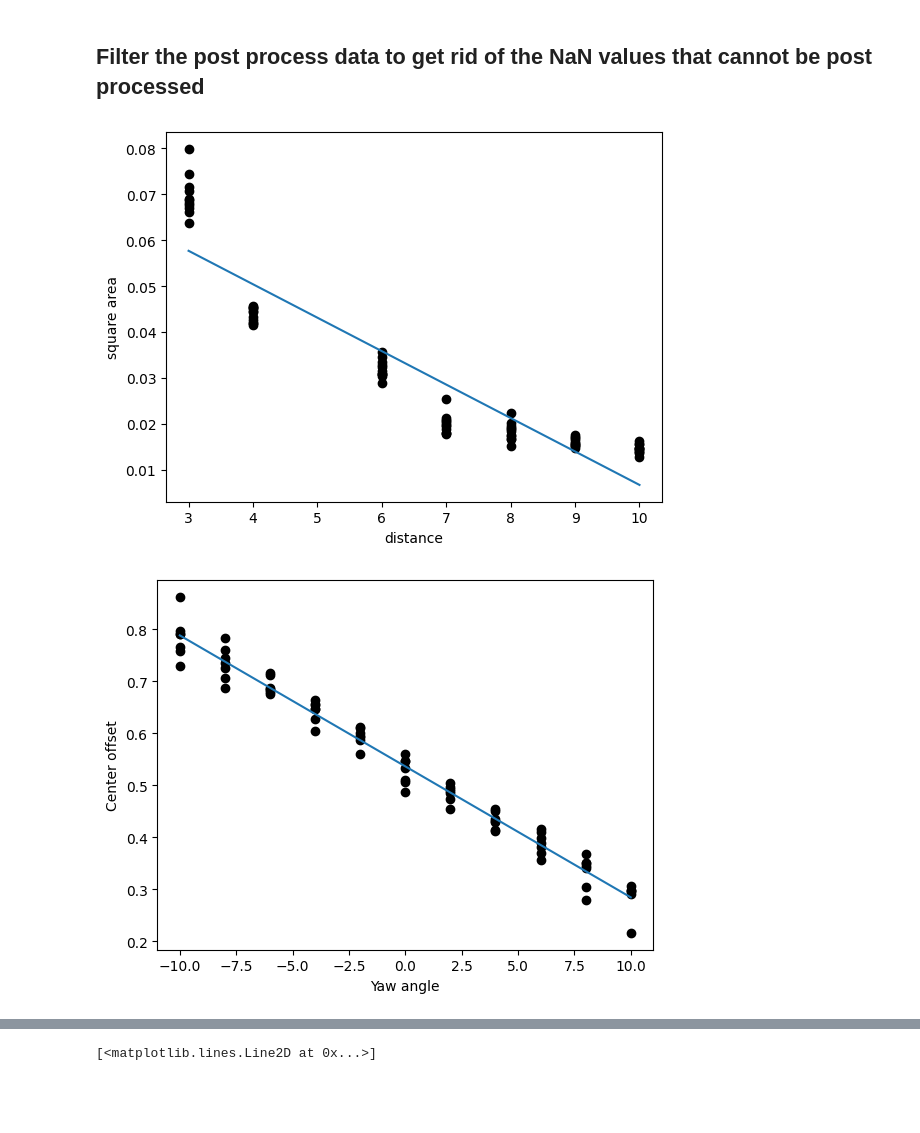
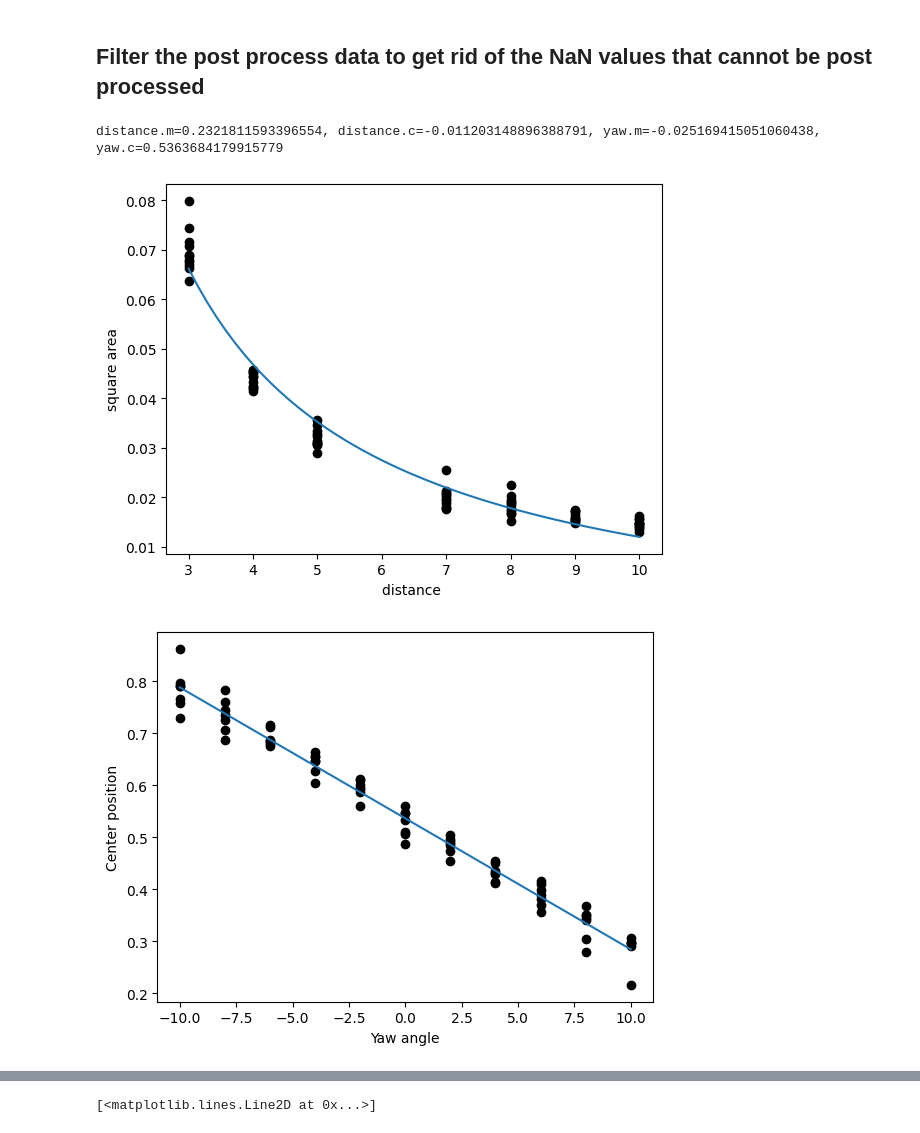
Before and after one commit to uos-autonomous-uav-formation/analytical-model-for-pixel-relation, a Jupyter notebook: pixel_relation.ipynb, the cells around one changed output, grey strips where cells are left out. Saved outputs shown, nothing was run; the diff lists cells and outputs as text; code cells hidden in the pictures; blank space fills up the shorter version.

Commit message:
Implemented reciprocal function for distance

```diff
--- a/pixel_relation.ipynb
+++ b/pixel_relation.ipynb
@@ -47,6 +53,8 @@ data["filename"] = img * iters
 
 data["distance"], data["yaw"], data["pitch"], data["resolution"] = zip(*data["filename"].map(regex))
 
+data["distance"] = data["distance"].replace("6", "5")
+
 # Iterate over pandas dataframe to determine the values of pixels with respect to angles and distances
 data["confidence"], data["width_nd"], data["height_nd"], data["center_x_nd"] = zip(*data["filename"].map(lambda x: post_process(cv, x)))
 
@@ -66,26 +74,30 @@ class linear_poly:
     c = 0
 
 distance = linear_poly()
-[distance.m, distance.c] = np.polyfit(complete_data["distance"].astype(float).to_numpy(), complete_data["area"].to_numpy(), 1)
+[distance.m, distance.c] = np.polyfit(1 / complete_data["distance"].astype(float).to_numpy(), complete_data["area"].to_numpy(), 1)
 
 yaw = linear_poly()
 [yaw.m, yaw.c] = np.polyfit(complete_data["yaw"].astype(float).to_numpy(), complete_data["center_x_nd"].to_numpy(), 1)
+
+print(f"{distance.m=}, {distance.c=}, {yaw.m=}, {yaw.c=}")
+# %% [output]
+distance.m=0.2321811593396554, distance.c=-0.011203148896388791, yaw.m=-0.025169415051060438, yaw.c=0.5363684179915779
 # %%
 distance_placeholder = np.linspace(min(data["distance"].astype(float)), max(data["distance"].astype(float)))
 
 plt.scatter(data["distance"].astype(float), data["area"], color="black")
-plt.plot(distance_placeholder, distance.m * distance_placeholder + distance.c)
-plt.xlabel("distance")
+plt.plot(distance_placeholder, distance.m * (1/distance_placeholder) + distance.c)
+plt.xlabel("distance ")
 plt.ylabel("square area")
 plt.show()
 
 
 yaw_placeholder = np.linspace(min(data["yaw"].astype(float)), max(data["yaw"].astype(float)))
 plt.plot(yaw_placeholder, yaw.m * yaw_placeholder + yaw.c)
 plt.scatter(data["yaw"].astype(float), data["center_x_nd"], color="black")
 plt.xlabel("Yaw angle")
-plt.ylabel("Center offset")
+plt.ylabel("Center position")
 plt.show()
 # %% [output]
-[figure, old version]
+[figure, new version]
-[figure, old version]
+[figure, new version]
```
Also changed, not shown: parts of 3 cells of this notebook.
